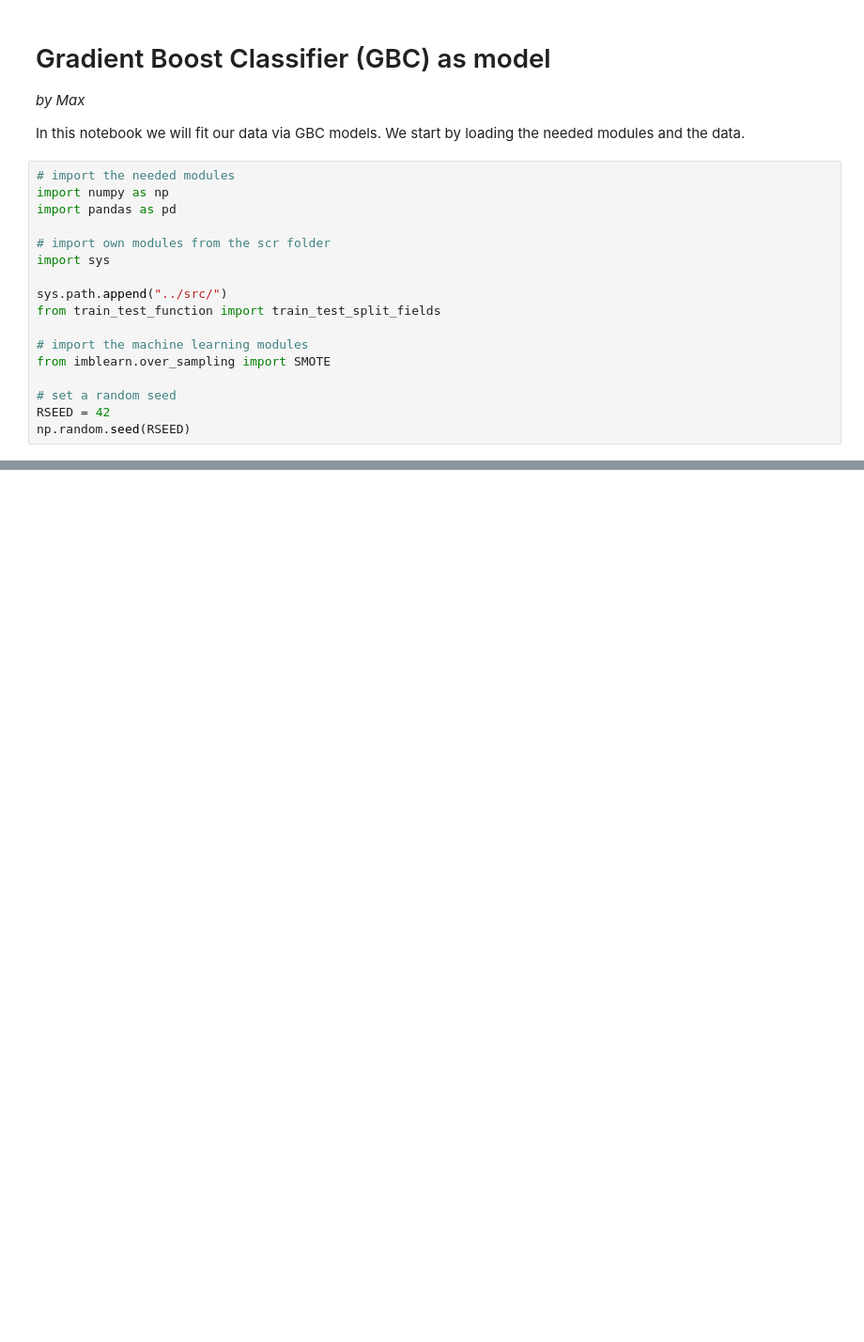
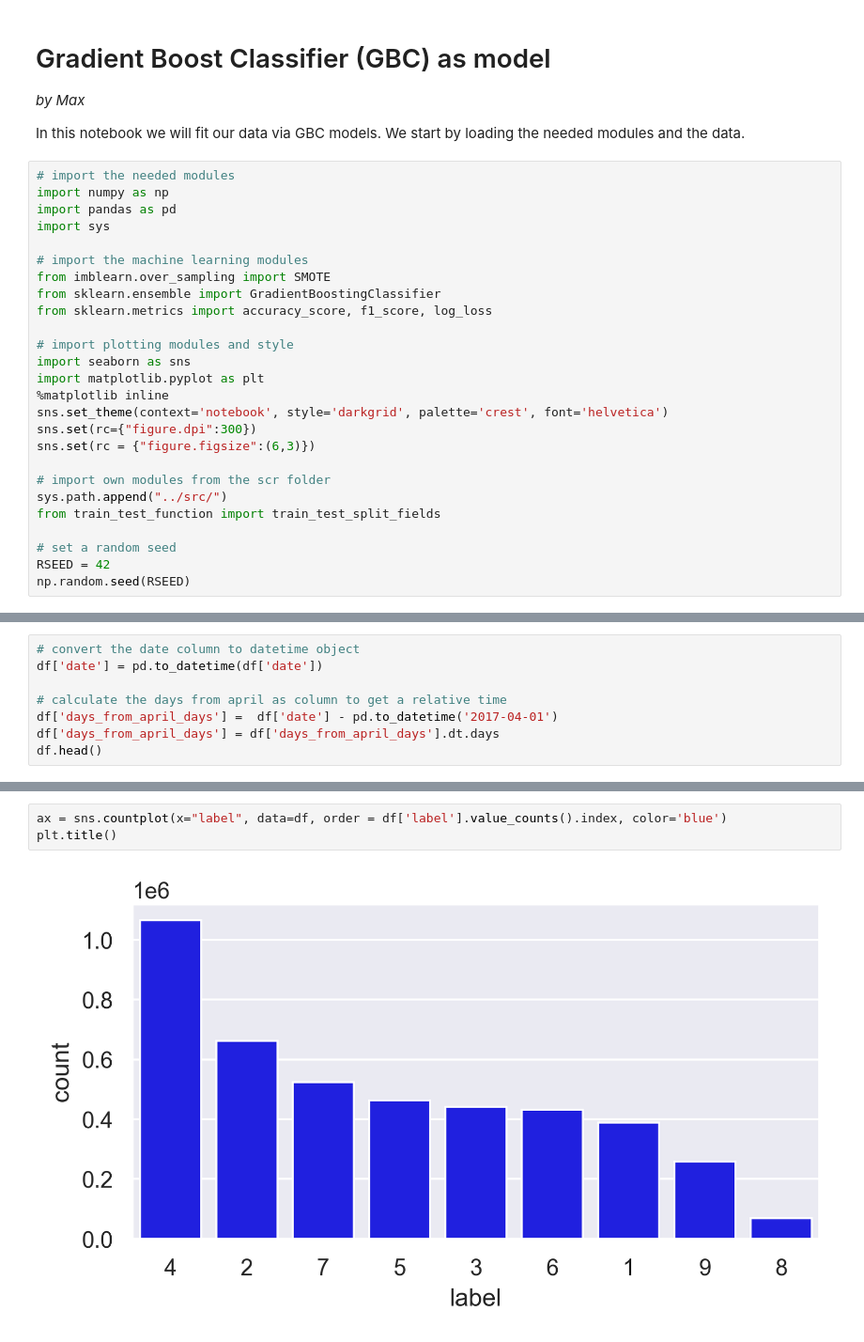
Before and after one commit to Fbehr-data/Radiant-Earth-Spot-Crop, a Jupyter notebook: notebooks/gradient_boost_model.ipynb, the cells around one changed output, grey strips where cells are left out. Shown: that part at 94% size. Cells and saved outputs as stored; diff of their text form; blank space fills up the shorter version.

```diff
--- a/notebooks/gradient_boost_model.ipynb
+++ b/notebooks/gradient_boost_model.ipynb
@@ -7,15 +7,24 @@ In this notebook we will fit our data via GBC models. We start by loading the ne
 # import the needed modules
 import numpy as np
 import pandas as pd
-
-# import own modules from the scr folder
 import sys
-
-sys.path.append("../src/")
-from train_test_function import train_test_split_fields
 
 # import the machine learning modules
 from imblearn.over_sampling import SMOTE
+from sklearn.ensemble import GradientBoostingClassifier
+from sklearn.metrics import accuracy_score, f1_score, log_loss
+
+# import plotting modules and style
+import seaborn as sns
+import matplotlib.pyplot as plt
+%matplotlib inline
+sns.set_theme(context='notebook', style='darkgrid', palette='crest', font='helvetica')
+sns.set(rc={"figure.dpi":300})
+sns.set(rc = {"figure.figsize":(6,3)})
+
+# import own modules from the scr folder
+sys.path.append("../src/")
+from train_test_function import train_test_split_fields
 
 # set a random seed
 RSEED = 42
@@ -37,0 +48,8 @@ X, y = oversample.fit_resample(X, y)
+# %%
+# convert the date column to datetime object
+df['date'] = pd.to_datetime(df['date'])
+
+# calculate the days from april as column to get a relative time
+df['days_from_april_days'] =  df['date'] - pd.to_datetime('2017-04-01')
+df['days_from_april_days'] = df['days_from_april_days'].dt.days
+df.head()
@@ -37,0 +92,5 @@ X, y = oversample.fit_resample(X, y)
+# %%
+ax = sns.countplot(x="label", data=df, order = df['label'].value_counts().index, color='blue')
+plt.title()
+# %% [output]
+[figure, added]
```
Also changed, not shown: parts of 15 cells of this notebook.
